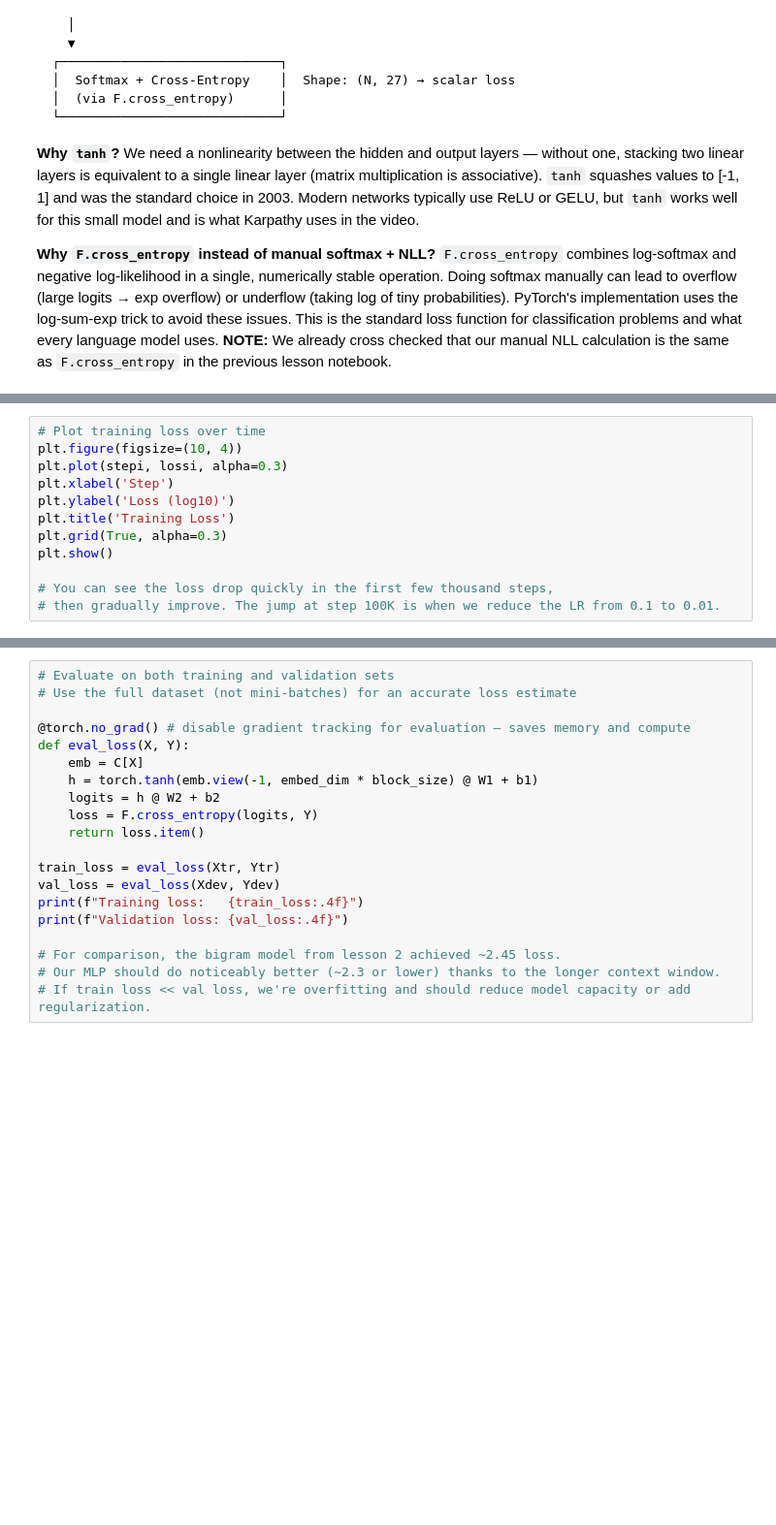
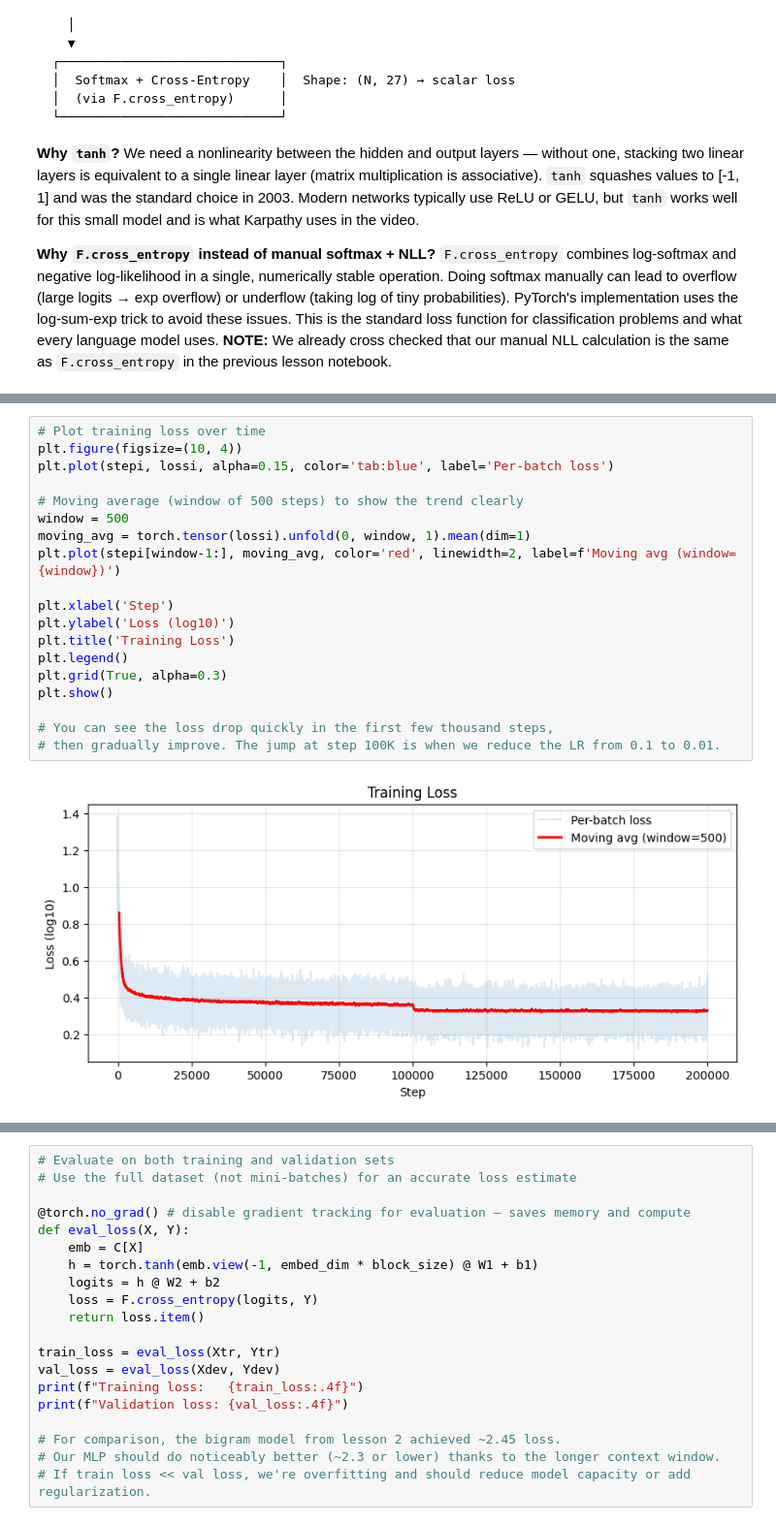
Before and after one commit to kshitijg92/karpathy-zero-to-hero-deep-work, a Jupyter notebook: lesson_3_makemore_mlp/makemore_mlp.ipynb, the cells around one changed output, grey strips where cells are left out. Shown at 97% size. Drawn from its saved outputs; the diff is of its cells as text; blank space fills up the shorter version.

```diff
--- a/lesson_3_makemore_mlp/makemore_mlp.ipynb
+++ b/lesson_3_makemore_mlp/makemore_mlp.ipynb
@@ -529,12 +600,21 @@ print(f"Final training loss (last batch): {loss.item():.4f}")
 # %%
 # Plot training loss over time
 plt.figure(figsize=(10, 4))
-plt.plot(stepi, lossi, alpha=0.3)
+plt.plot(stepi, lossi, alpha=0.15, color='tab:blue', label='Per-batch loss')
+
+# Moving average (window of 500 steps) to show the trend clearly
+window = 500
+moving_avg = torch.tensor(lossi).unfold(0, window, 1).mean(dim=1)
+plt.plot(stepi[window-1:], moving_avg, color='red', linewidth=2, label=f'Moving avg (window={window})')
+
 plt.xlabel('Step')
 plt.ylabel('Loss (log10)')
 plt.title('Training Loss')
+plt.legend()
 plt.grid(True, alpha=0.3)
 plt.show()
 
 # You can see the loss drop quickly in the first few thousand steps,
 # then gradually improve. The jump at step 100K is when we reduce the LR from 0.1 to 0.01.
+# %% [output]
+[figure, added]
```
Also changed, not shown: parts of 12 cells of this notebook.
